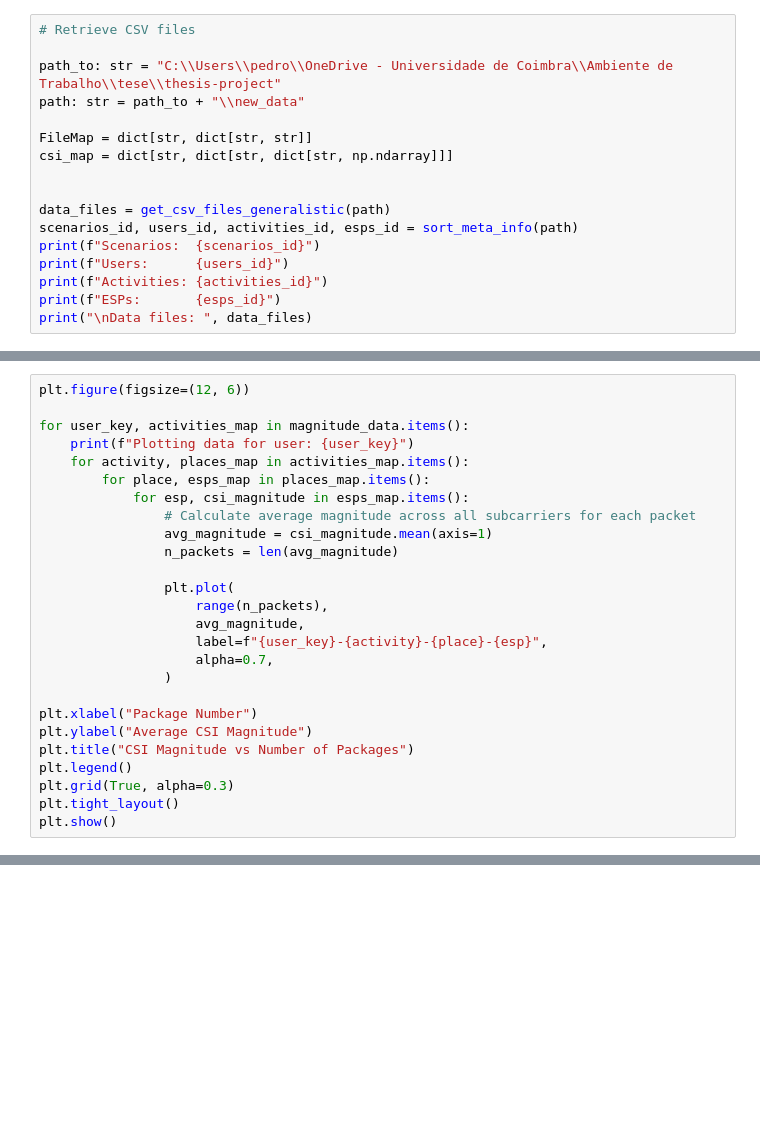
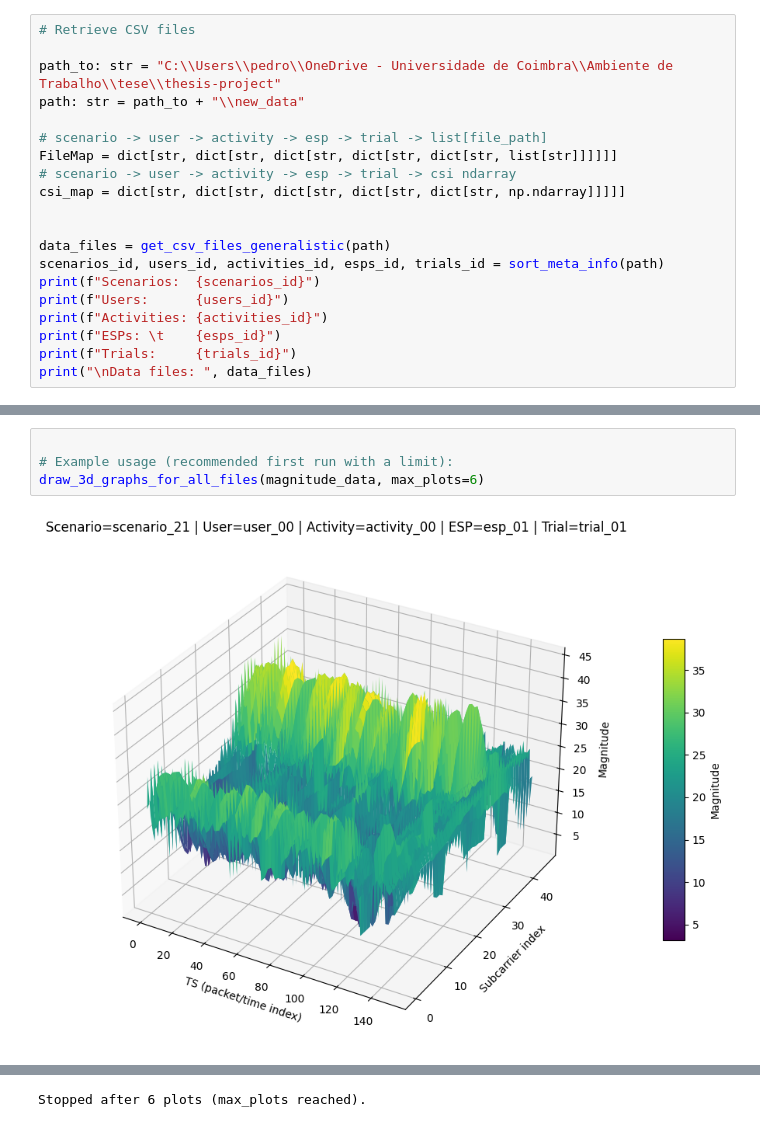
Before and after one commit to pedro-nuno-monteiro/thesis-project, a Jupyter notebook: Data analysis.ipynb, the cells around one changed output, grey strips where cells are left out. Saved outputs shown, nothing was run; the diff lists cells and outputs as text; blank space fills up the shorter version.

Commit message:
Data analysis updates
- by split group (random, group)
- 2 different datasets (features)
- 3D graph

```diff
--- a/Data analysis.ipynb
+++ b/Data analysis.ipynb
@@ -18,16 +21,19 @@ from utils.csv_import_data_analysis import get_csv_files_generalistic, sort_meta
 path_to: str = "C:\\Users\\pedro\\OneDrive - Universidade de Coimbra\\Ambiente de Trabalho\\tese\\thesis-project"
 path: str = path_to + "\\new_data"
 
-FileMap = dict[str, dict[str, str]]
-csi_map = dict[str, dict[str, dict[str, np.ndarray]]]
+# scenario -> user -> activity -> esp -> trial -> list[file_path]
+FileMap = dict[str, dict[str, dict[str, dict[str, dict[str, list[str]]]]]]
+# scenario -> user -> activity -> esp -> trial -> csi ndarray
+csi_map = dict[str, dict[str, dict[str, dict[str, dict[str, np.ndarray]]]]]
 
 
 data_files = get_csv_files_generalistic(path)
-scenarios_id, users_id, activities_id, esps_id = sort_meta_info(path)
+scenarios_id, users_id, activities_id, esps_id, trials_id = sort_meta_info(path)
 print(f"Scenarios:  {scenarios_id}")
 print(f"Users:      {users_id}")
 print(f"Activities: {activities_id}")
-print(f"ESPs: 	    {esps_id}")
+print(f"ESPs: \t    {esps_id}")
+print(f"Trials:     {trials_id}")
 print("\nData files: ", data_files)
 # %% [output]
 Scenarios:  ['21', '22']
@@ -273,26 +192,0 @@ plt.show()
-# %%
-plt.figure(figsize=(12, 6))
-
-for user_key, activities_map in magnitude_data.items():
-    print(f"Plotting data for user: {user_key}")
-    for activity, places_map in activities_map.items():
-        for place, esps_map in places_map.items():
-            for esp, csi_magnitude in esps_map.items():
-                # Calculate average magnitude across all subcarriers for each packet
-                avg_magnitude = csi_magnitude.mean(axis=1)
-                n_packets = len(avg_magnitude)
-
-                plt.plot(
-                    range(n_packets),
-                    avg_magnitude,
-                    label=f"{user_key}-{activity}-{place}-{esp}",
-                    alpha=0.7,
-                )
-
-plt.xlabel("Package Number")
-plt.ylabel("Average CSI Magnitude")
-plt.title("CSI Magnitude vs Number of Packages")
-plt.legend()
-plt.grid(True, alpha=0.3)
-plt.tight_layout()
-plt.show()
@@ -304,0 +293,6 @@ Plotting data for user: scenario_22
+# %%
+
+# Example usage (recommended first run with a limit):
+draw_3d_graphs_for_all_files(magnitude_data, max_plots=6)
+# %% [output]
+[figure, added]
@@ -304,0 +304 @@ Plotting data for user: scenario_22
+Stopped after 6 plots (max_plots reached).
```
Also changed, not shown: parts of 26 cells of this notebook, 39 other files.
